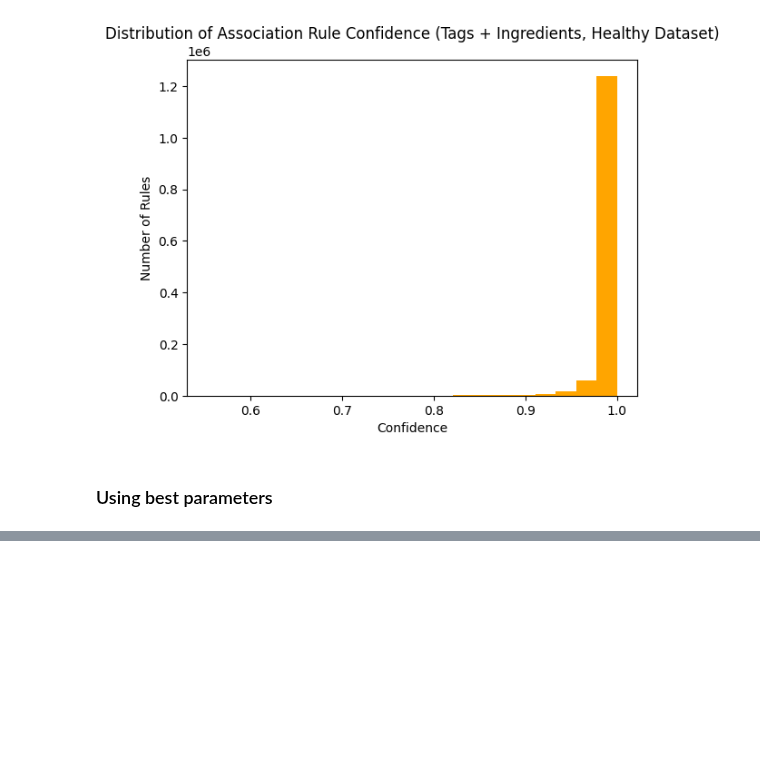
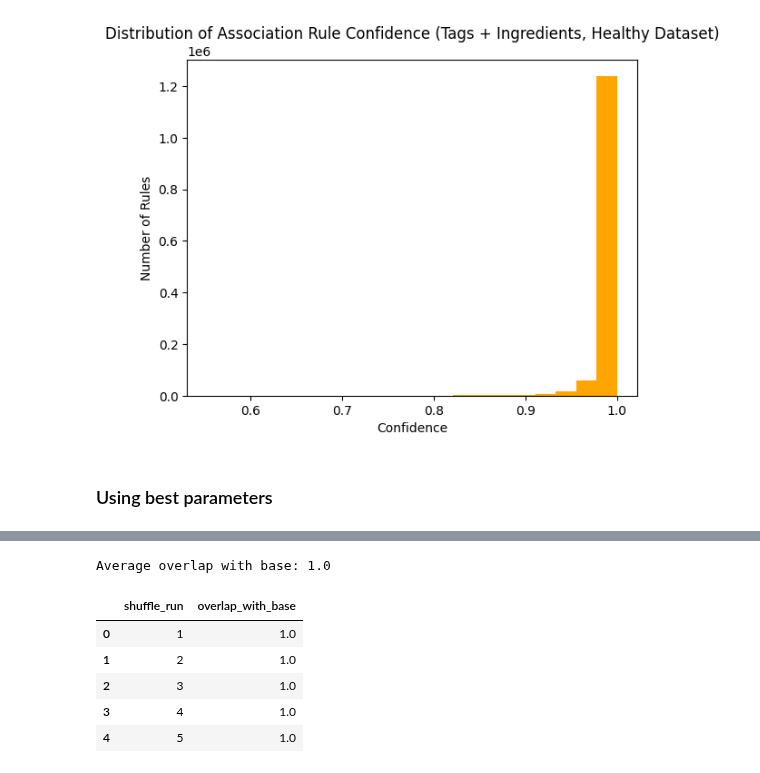
Before and after one commit to BSDSBA-JF/ML-II-Labs, a Jupyter notebook: BDCC-01/02_fim_with_mariel_updates.ipynb, the cells around one changed output, grey strips where cells are left out. Drawn from its saved outputs; the diff is of its cells as text; code cells hidden in the pictures; blank space fills up the shorter version.

Commit message:
Added robustness func

```diff
--- a/BDCC-01/02_fim_with_mariel_updates.ipynb
+++ b/BDCC-01/02_fim_with_mariel_updates.ipynb
@@ -870,0 +873,54 @@ Top 10 Association Rules (Tags + Ingredients, min_conf = 0.95):
+# %%
+def test_itemset_robustness_pyfpgrowth(transactions, min_support_ratio=0.04, n_shuffles=5, random_state=42):
+    """
+    Test robustness of frequent itemsets to shuffling using pyfpgrowth.
+    Args:
+        transactions: list of lists, e.g. [['milk', 'bread'], ['beer', 'diapers'], ...]
+        min_support_ratio: fraction of total transactions to use as min_support
+        n_shuffles: number of shuffle iterations
+        random_state: base seed for reproducibility
+    Returns:
+        DataFrame with overlap ratios across runs.
+    """
+    np.random.seed(random_state)
+    n_transactions = len(transactions)
+    min_support = int(np.ceil(min_support_ratio * n_transactions))
+
+    # --- Base run ---
+    base_patterns = pyfpgrowth.find_frequent_patterns(transactions, min_support)
+    base_itemsets = set(base_patterns.keys())
+
+    overlaps = []
+
+    # --- Shuffled runs ---
+    for i in range(n_shuffles):
+        shuffled = transactions.copy()
+        np.random.shuffle(shuffled)
+
+        patterns = pyfpgrowth.find_frequent_patterns(shuffled, min_support)
+        shuffled_itemsets = set(patterns.keys())
+
+        # Compute overlap
+        overlap = len(base_itemsets & shuffled_itemsets) / len(base_itemsets) if base_itemsets else np.nan
+        overlaps.append(overlap)
+
+    # --- Summary DataFrame ---
+    result = pd.DataFrame({
+        'shuffle_run': range(1, n_shuffles + 1),
+        'overlap_with_base': overlaps
+    })
+
+    print("Average overlap with base:", np.mean(overlaps))
+    return result
+
+# Example usage (assuming you already have `transactions` defined):
+robustness_results = test_itemset_robustness_pyfpgrowth(df_healthy['ingredients'].to_list(), min_support_ratio=0.01, n_shuffles=5)
+robustness_results
+# %% [output]
+Average overlap with base: 1.0
+|  | shuffle_run | overlap_with_base |
+| 0 | 1 | 1.0 |
+| 1 | 2 | 1.0 |
+| 2 | 3 | 1.0 |
+| 3 | 4 | 1.0 |
+| 4 | 5 | 1.0 |
```
Also changed, not shown: parts of 14 cells of this notebook.
